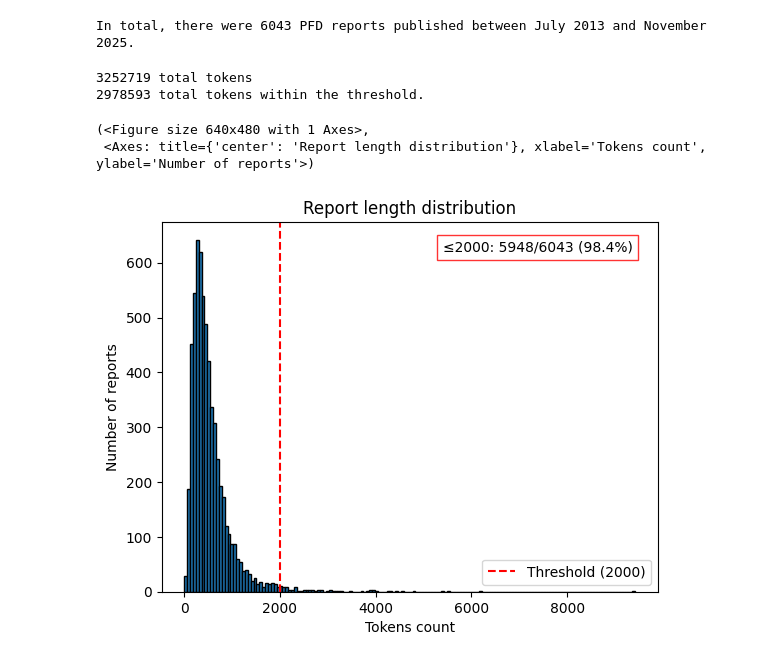
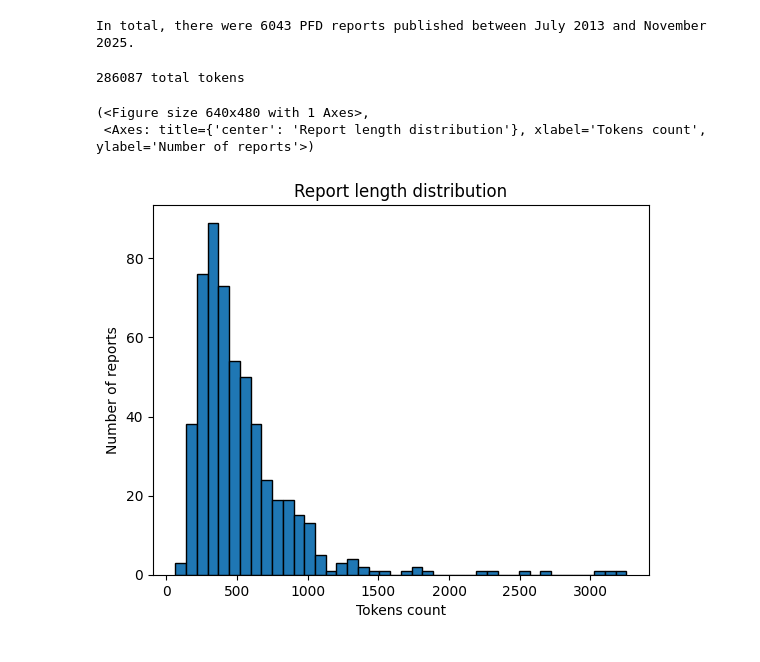
Before and after one commit to Sam-Osian/PFD-toolkit, a Jupyter notebook: scripts/misc/road_traffic.ipynb, the cells around one changed output. Cells and saved outputs as stored; diff of their text form; code cells hidden in the pictures.

Commit message:
Add road traffic files

```diff
--- a/scripts/misc/road_traffic.ipynb
+++ b/scripts/misc/road_traffic.ipynb
@@ -30,14 +30,12 @@ screener = Screener(llm=llm_client, reports=reports)
 
 road_traffic_reports = screener.screen_reports(search_query=search_query)
 # %%
-extractor = Extractor(reports=reports,
-                      llm=llm_client,
-                      include_investigation=False)
+extractor = Extractor(reports=road_traffic_reports,
+                      llm=llm_client)
 # %%
-extractor.count(measure="tokens", as_="hist", threshold=2000)
+extractor.count(measure="tokens", as_="hist")
 # %% [output]
-3252719 total tokens
-2978593 total tokens within the threshold.
+286087 total tokens
 (<Figure size 640x480 with 1 Axes>,
  <Axes: title={'center': 'Report length distribution'}, xlabel='Tokens count', ylabel='Number of reports'>)
-[figure, old version]
+[figure, new version]
```
Also changed, not shown: parts of 8 cells of this notebook, 1 other file.
